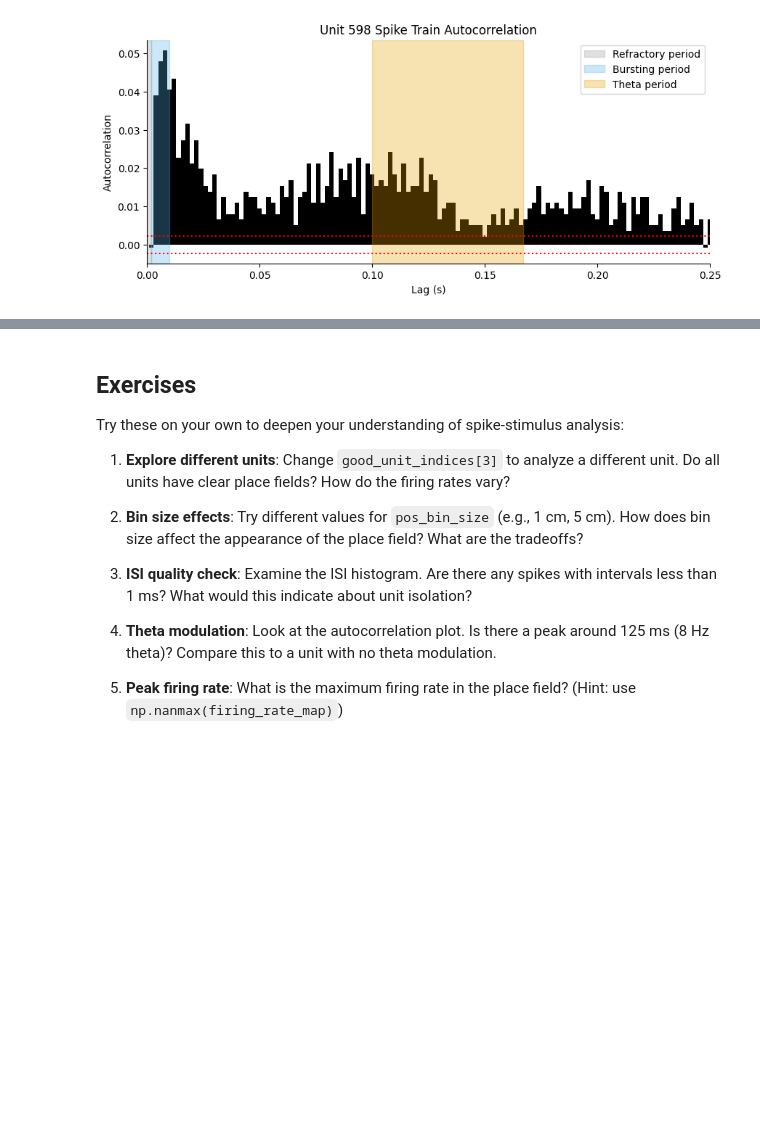
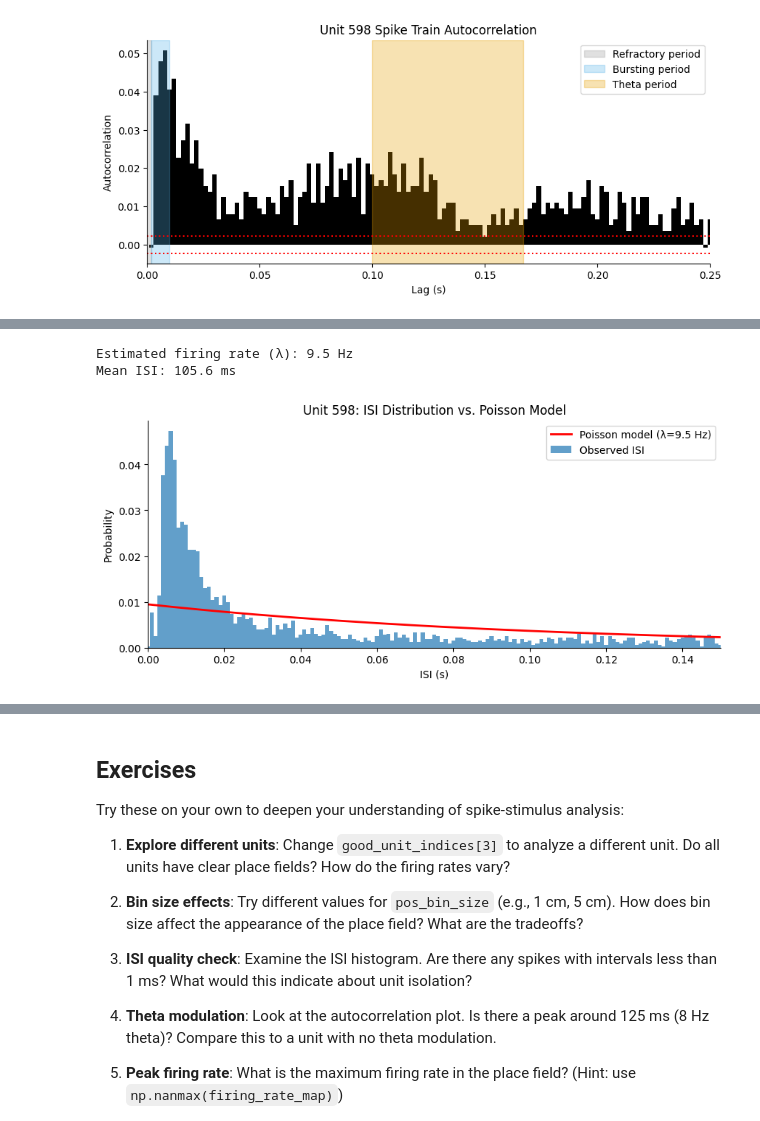
Before and after one commit to edeno/ncbs-neural-circuits-navigation, a Jupyter notebook: notebooks/02-spike-stimulus-analysis.ipynb, the cells around one changed output, grey strips where cells are left out. Cells and saved outputs as stored; diff of their text form; code cells hidden in the pictures; blank space fills up the shorter version.

```diff
--- a/notebooks/02-spike-stimulus-analysis.ipynb
+++ b/notebooks/02-spike-stimulus-analysis.ipynb
@@ -769,0 +792,35 @@ ax.spines[["top", "right"]].set_visible(False)
+# %%
+# Recompute ISIs for the full distribution
+isi = np.diff(spike_times)
+isi = isi[isi < 0.5]  # Focus on ISIs < 500 ms
+
+# Compute ISI histogram as probability
+isi_bins = np.arange(0, 0.5, 0.001)  # 1 ms bins
+counts, _ = np.histogram(isi, bins=isi_bins)
+prob = counts / len(isi)  # Convert counts to probability
+
+# Fit the exponential model: lambda = 1 / mean(ISI)
+lbda = 1 / isi.mean()  # Maximum likelihood estimate for exponential distribution
+
+# Compute the theoretical exponential distribution
+# P(ISI in bin) = lambda * exp(-lambda * t) * bin_width
+bin_width = isi_bins[1] - isi_bins[0]
+model = lbda * np.exp(-lbda * isi_bins) * bin_width
+
+# Plot the comparison
+fig, ax = plt.subplots(figsize=(10, 4))
+ax.bar(isi_bins[:-1], prob, width=bin_width, alpha=0.7, label="Observed ISI")
+ax.plot(isi_bins, model, "r-", linewidth=2, label=f"Poisson model (λ={lbda:.1f} Hz)")
+ax.set_xlim(0, 0.15)
+ax.set_xlabel("ISI (s)")
+ax.set_ylabel("Probability")
+ax.set_title(f"Unit {unit_idx}: ISI Distribution vs. Poisson Model")
+ax.legend()
+ax.spines[["top", "right"]].set_visible(False)
+
+print(f"Estimated firing rate (λ): {lbda:.1f} Hz")
+print(f"Mean ISI: {isi.mean() * 1000:.1f} ms")
+# %% [output]
+Estimated firing rate (λ): 9.5 Hz
+Mean ISI: 105.6 ms
+[figure, added]
```
Also changed, not shown: parts of 9 cells of this notebook.
